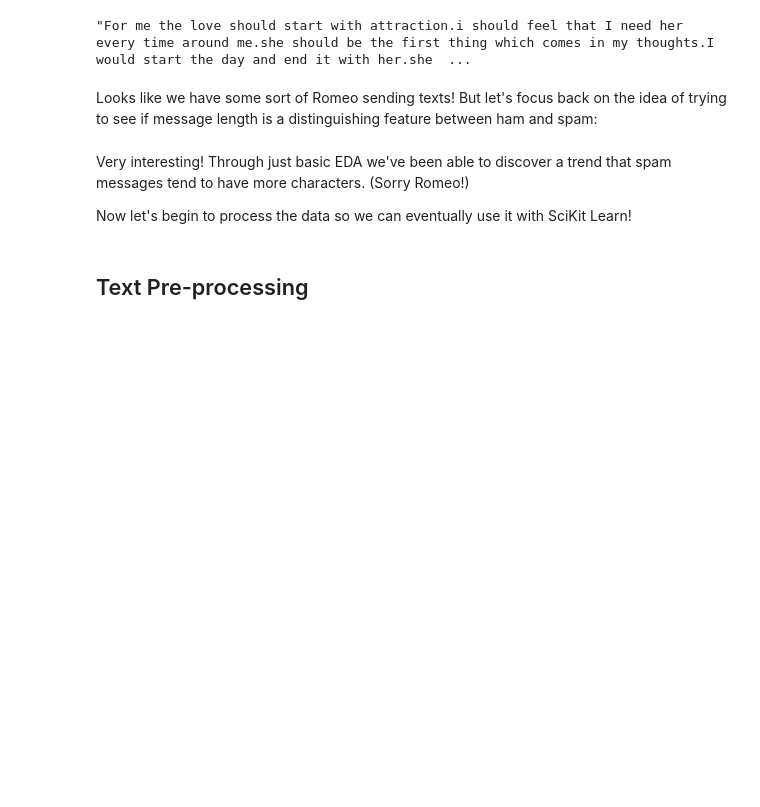
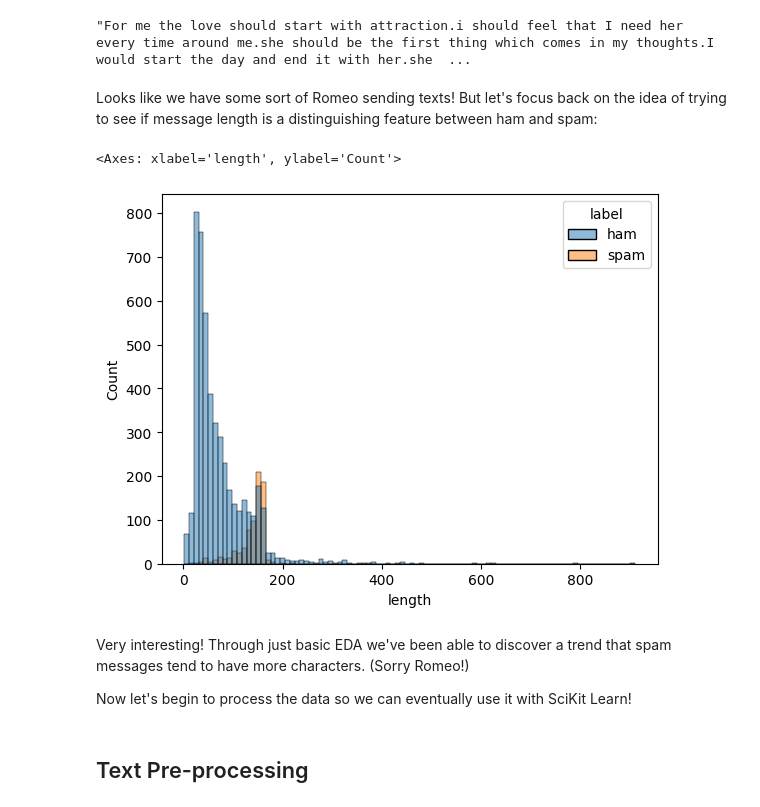
Before and after one commit to Gladturtle/Python-ML-AI-Bootcamp, a Jupyter notebook: 20-Natural-Language-Processing/01-NLP (Natural Language Processing) with Python.ipynb, the cells around one changed output. Cells and saved outputs as stored; diff of their text form; code cells hidden in the pictures; blank space fills up the shorter version.

```diff
--- a/20-Natural-Language-Processing/01-NLP (Natural Language Processing) with Python.ipynb
+++ b/20-Natural-Language-Processing/01-NLP (Natural Language Processing) with Python.ipynb
@@ -163,6 +157,11 @@ messages[messages['length'] == 910]['message'].iloc[0]
 "For me the love should start with attraction.i should feel that I need her every time around me.she should be the first thing which comes in my thoughts.I would start the day and end it with her.she  ...
 # %% [markdown]
 Looks like we have some sort of Romeo sending texts! But let's focus back on the idea of trying to see if message length is a distinguishing feature between ham and spam:
+# %%
+sns.histplot(messages,hue='label',x = 'length')
+# %% [output]
+<Axes: xlabel='length', ylabel='Count'>
+[figure, added]
 # %% [markdown]
 Very interesting! Through just basic EDA we've been able to discover a trend that spam messages tend to have more characters. (Sorry Romeo!)
 
```
Also changed, not shown: parts of 12 cells of this notebook.
